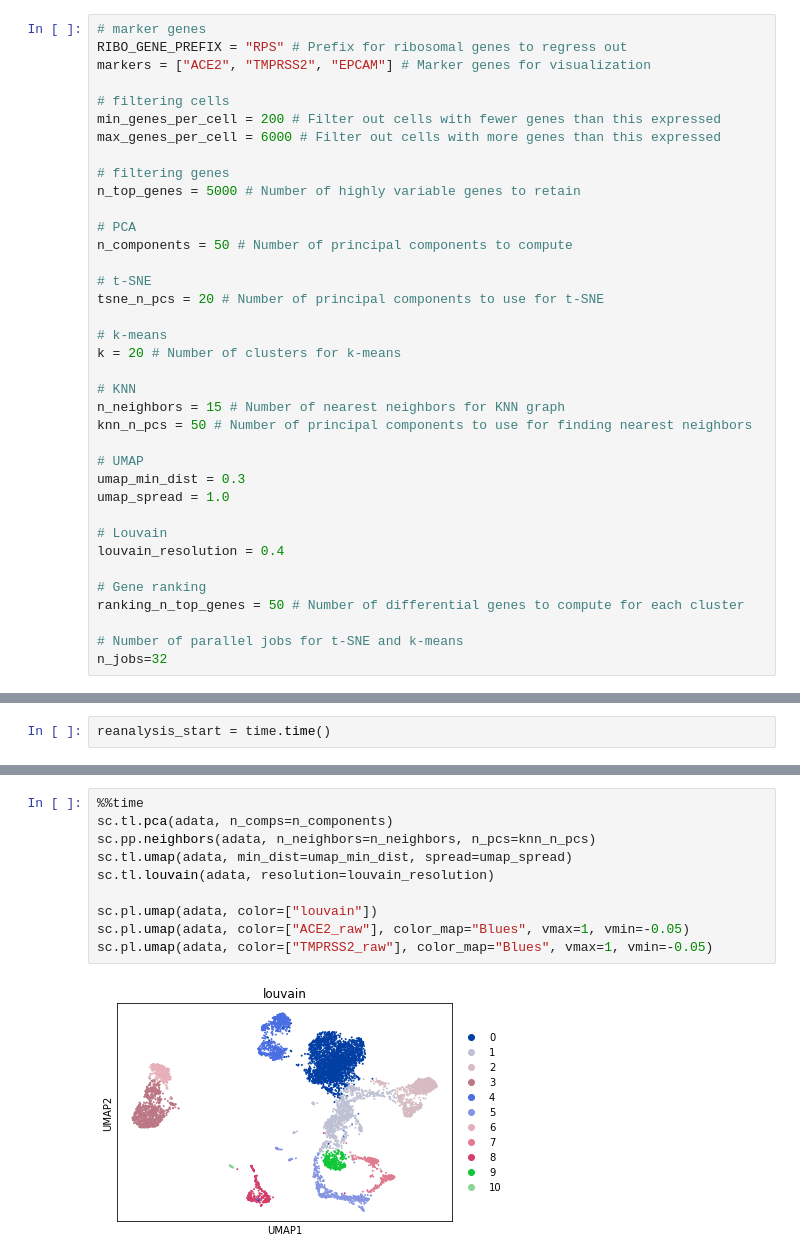
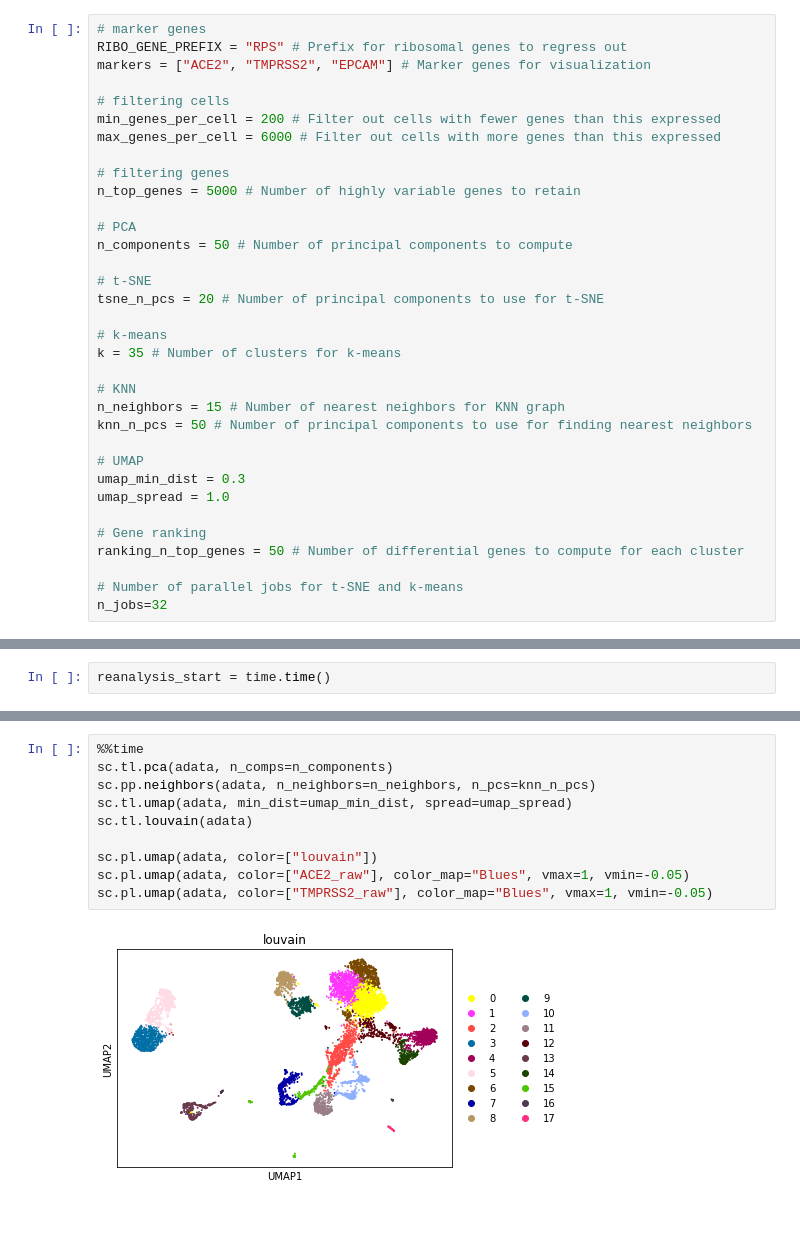
Before and after one commit to NVIDIA-Genomics-Research/rapids-single-cell-examples, a Jupyter notebook: notebooks/hlca_lung_cpu_analysis.ipynb, the cells around one changed output, grey strips where cells are left out. Saved outputs shown, nothing was run; the diff lists cells and outputs as text; blank space fills up the shorter version.

```diff
--- a/notebooks/hlca_lung_cpu_analysis.ipynb
+++ b/notebooks/hlca_lung_cpu_analysis.ipynb
@@ -51,7 +49,7 @@ n_components = 50 # Number of principal components to compute
 tsne_n_pcs = 20 # Number of principal components to use for t-SNE
 
 # k-means
-k = 20 # Number of clusters for k-means
+k = 35 # Number of clusters for k-means
 
 # KNN
 n_neighbors = 15 # Number of nearest neighbors for KNN graph
@@ -61,9 +59,6 @@ knn_n_pcs = 50 # Number of principal components to use for finding nearest neigh
 umap_min_dist = 0.3
 umap_spread = 1.0
 
-# Louvain
-louvain_resolution = 0.4
-
 # Gene ranking
 ranking_n_top_genes = 50 # Number of differential genes to compute for each cluster
 
@@ -296,12 +279,12 @@ Wall time: 338 ms
 # %%
 %%time
 sc.tl.pca(adata, n_comps=n_components)
 sc.pp.neighbors(adata, n_neighbors=n_neighbors, n_pcs=knn_n_pcs)
 sc.tl.umap(adata, min_dist=umap_min_dist, spread=umap_spread)
-sc.tl.louvain(adata, resolution=louvain_resolution)
+sc.tl.louvain(adata)
 
 sc.pl.umap(adata, color=["louvain"])
 sc.pl.umap(adata, color=["ACE2_raw"], color_map="Blues", vmax=1, vmin=-0.05)
 sc.pl.umap(adata, color=["TMPRSS2_raw"], color_map="Blues", vmax=1, vmin=-0.05)
 # %% [output]
-[figure, old version]
+[figure, new version]
```
Also changed, not shown: parts of 29 cells of this notebook, 3 other files.
